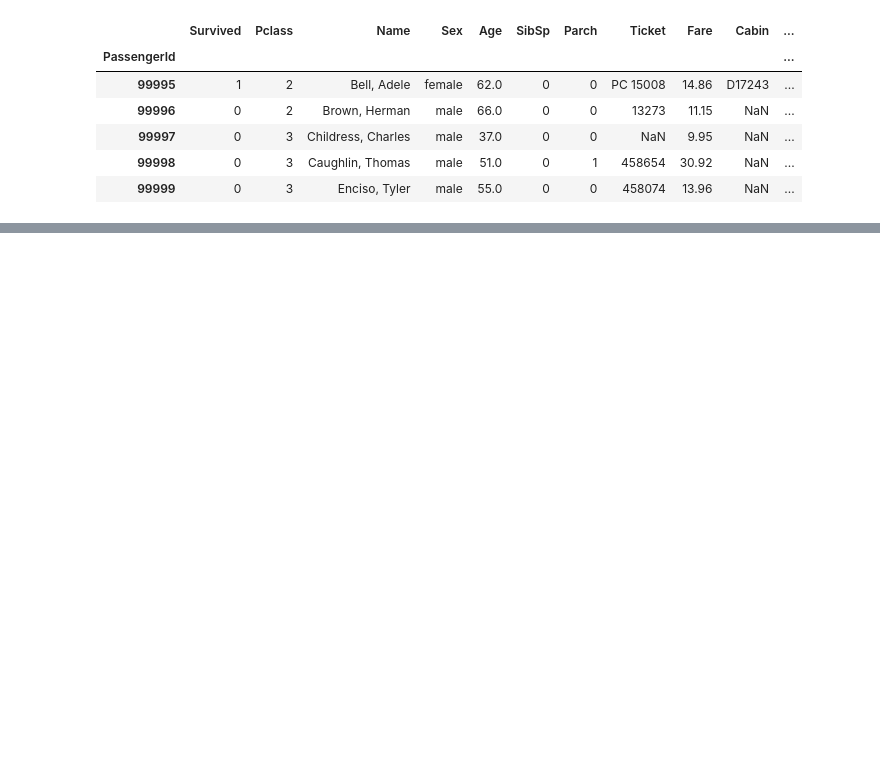
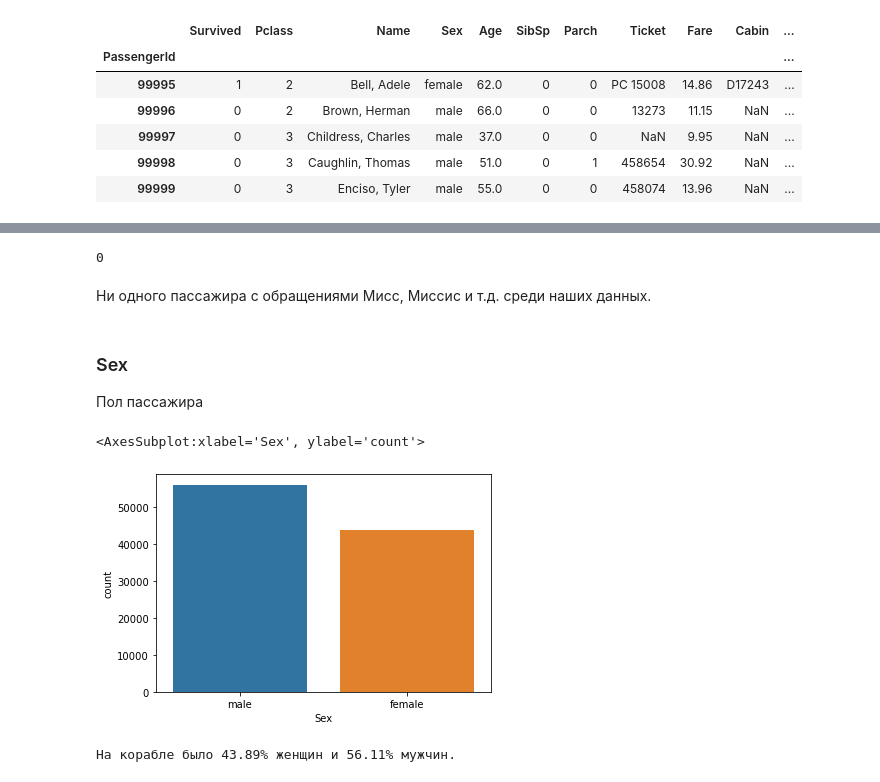
Before and after one commit to masha-mcr/ml-intro-EDA, a Jupyter notebook: Titanic_Dataset_EDA.ipynb, the cells around one changed output, grey strips where cells are left out. Drawn from its saved outputs; the diff is of its cells as text; code cells hidden in the pictures; blank space fills up the shorter version.

```diff
--- a/Titanic_Dataset_EDA.ipynb
+++ b/Titanic_Dataset_EDA.ipynb
@@ -17,0 +280,24 @@ titanic_data.tail()
+# %%
+titanic_data[titanic_data['Name'].str.find('Miss ') != -1].count().sum() + \
+titanic_data[titanic_data['Name'].str.find('Mr ') != -1].count().sum() + \
+titanic_data[titanic_data['Name'].str.find('Mrs ') != -1].count().sum() + \
+titanic_data[titanic_data['Name'].str.find('Ms ') != -1].count().sum() + \
+titanic_data[titanic_data['Name'].str.find('Don ') != -1].count().sum()
+# %% [output]
+0
+# %% [markdown]
+Ни одного пассажира с обращениями Мисс, Миссис и т.д. среди наших данных.
+# %% [markdown]
+### Sex
+
+Пол пассажира
+# %%
+sns.countplot(x='Sex',data=titanic_data,)
+# %% [output]
+<AxesSubplot:xlabel='Sex', ylabel='count'>
+[figure, added]
+# %%
+fem_percent = titanic_data[titanic_data['Sex'] == 'female'].shape[0] / titanic_data.shape[0]*100
+print("На корабле было %.2f%% женщин и %.2f%% мужчин."%(fem_percent, 100 - fem_percent))
+# %% [output]
+На корабле было 43.89% женщин и 56.11% мужчин.
```
Also changed, not shown: parts of 149 cells of this notebook.
